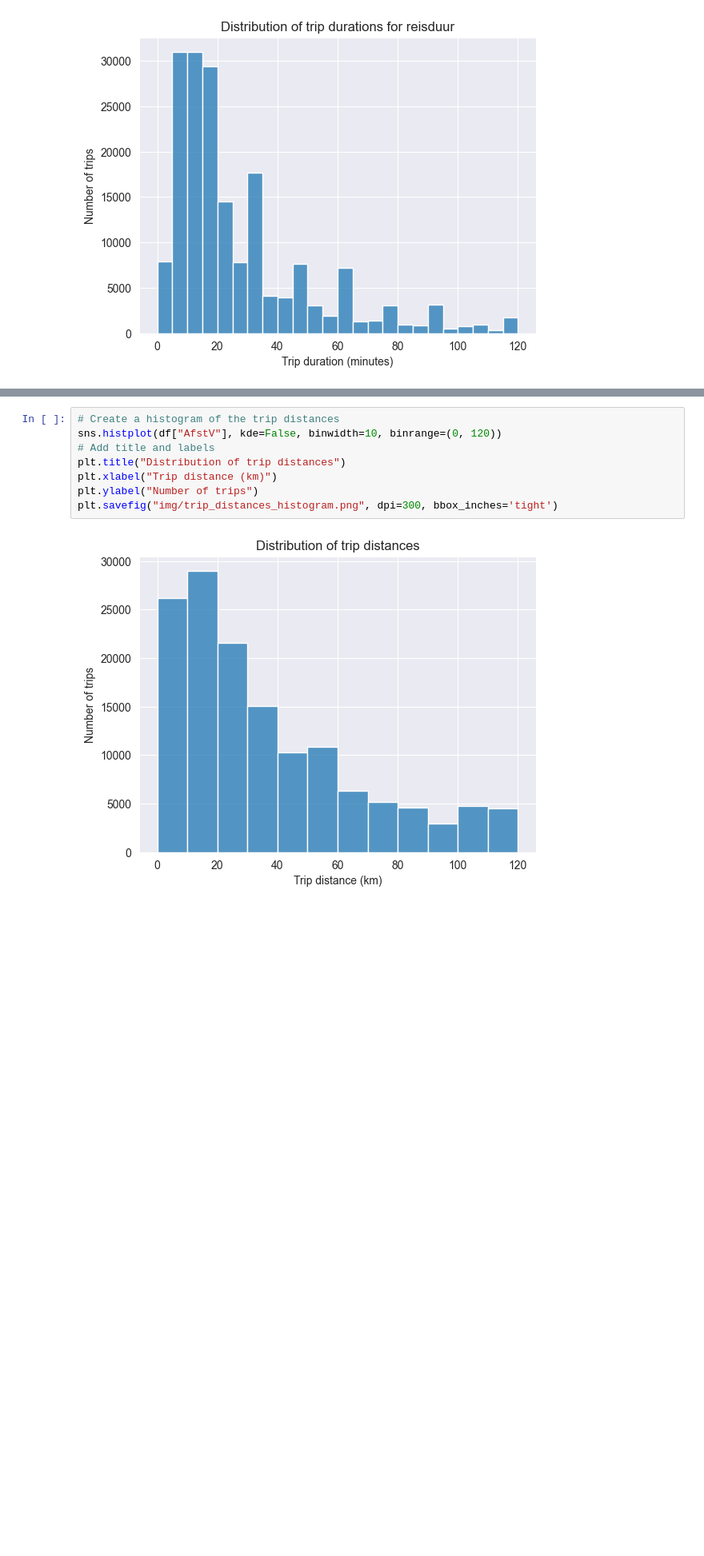
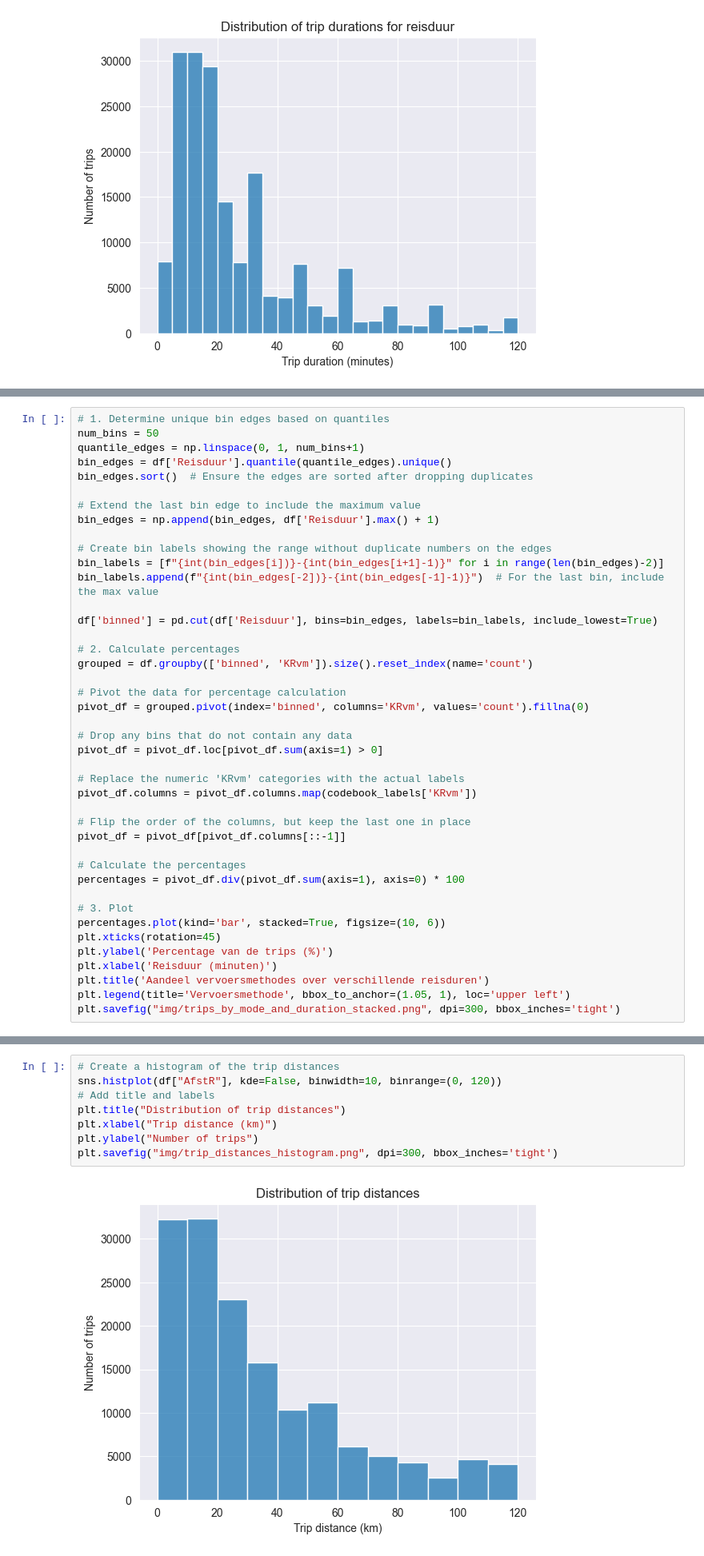
Before and after one commit to EwoutH/urban-self-driving-effects, a Jupyter notebook: prototyping/ODiN_analysis.ipynb, the cells around one changed output, grey strips where cells are left out. Shown at 80% size. Saved outputs shown, nothing was run; the diff lists cells and outputs as text; blank space fills up the shorter version.

```diff
--- a/prototyping/ODiN_analysis.ipynb
+++ b/prototyping/ODiN_analysis.ipynb
@@ -121,0 +182,42 @@ plt.savefig("img/trip_durations_histogram.png", dpi=300, bbox_inches='tight')
+# %%
+# 1. Determine unique bin edges based on quantiles
+num_bins = 50
+quantile_edges = np.linspace(0, 1, num_bins+1)
+bin_edges = df['Reisduur'].quantile(quantile_edges).unique()
+bin_edges.sort()  # Ensure the edges are sorted after dropping duplicates
+
+# Extend the last bin edge to include the maximum value
+bin_edges = np.append(bin_edges, df['Reisduur'].max() + 1)
+
+# Create bin labels showing the range without duplicate numbers on the edges
+bin_labels = [f"{int(bin_edges[i])}-{int(bin_edges[i+1]-1)}" for i in range(len(bin_edges)-2)]
+bin_labels.append(f"{int(bin_edges[-2])}-{int(bin_edges[-1]-1)}")  # For the last bin, include the max value
+
+df['binned'] = pd.cut(df['Reisduur'], bins=bin_edges, labels=bin_labels, include_lowest=True)
+
+# 2. Calculate percentages
+grouped = df.groupby(['binned', 'KRvm']).size().reset_index(name='count')
+
+# Pivot the data for percentage calculation
+pivot_df = grouped.pivot(index='binned', columns='KRvm', values='count').fillna(0)
+
+# Drop any bins that do not contain any data
+pivot_df = pivot_df.loc[pivot_df.sum(axis=1) > 0]
+
+# Replace the numeric 'KRvm' categories with the actual labels
+pivot_df.columns = pivot_df.columns.map(codebook_labels['KRvm'])
+
+# Flip the order of the columns, but keep the last one in place
+pivot_df = pivot_df[pivot_df.columns[::-1]]
+
+# Calculate the percentages
+percentages = pivot_df.div(pivot_df.sum(axis=1), axis=0) * 100
+
+# 3. Plot
+percentages.plot(kind='bar', stacked=True, figsize=(10, 6))
+plt.xticks(rotation=45)
+plt.ylabel('Percentage van de trips (%)')
+plt.xlabel('Reisduur (minuten)')
+plt.title('Aandeel vervoersmethodes over verschillende reisduren')
+plt.legend(title='Vervoersmethode', bbox_to_anchor=(1.05, 1), loc='upper left')
+plt.savefig("img/trips_by_mode_and_duration_stacked.png", dpi=300, bbox_inches='tight')
@@ -122,10 +226,10 @@ plt.savefig("img/trip_durations_histogram.png", dpi=300, bbox_inches='tight')
 # %%
 # Create a histogram of the trip distances
-sns.histplot(df["AfstV"], kde=False, binwidth=10, binrange=(0, 120))
+sns.histplot(df["AfstR"], kde=False, binwidth=10, binrange=(0, 120))
 # Add title and labels
 plt.title("Distribution of trip distances")
 plt.xlabel("Trip distance (km)")
 plt.ylabel("Number of trips")
 plt.savefig("img/trip_distances_histogram.png", dpi=300, bbox_inches='tight')
 # %% [output]
-[figure, old version]
+[figure, new version]
```
Also changed, not shown: parts of 28 cells of this notebook.
